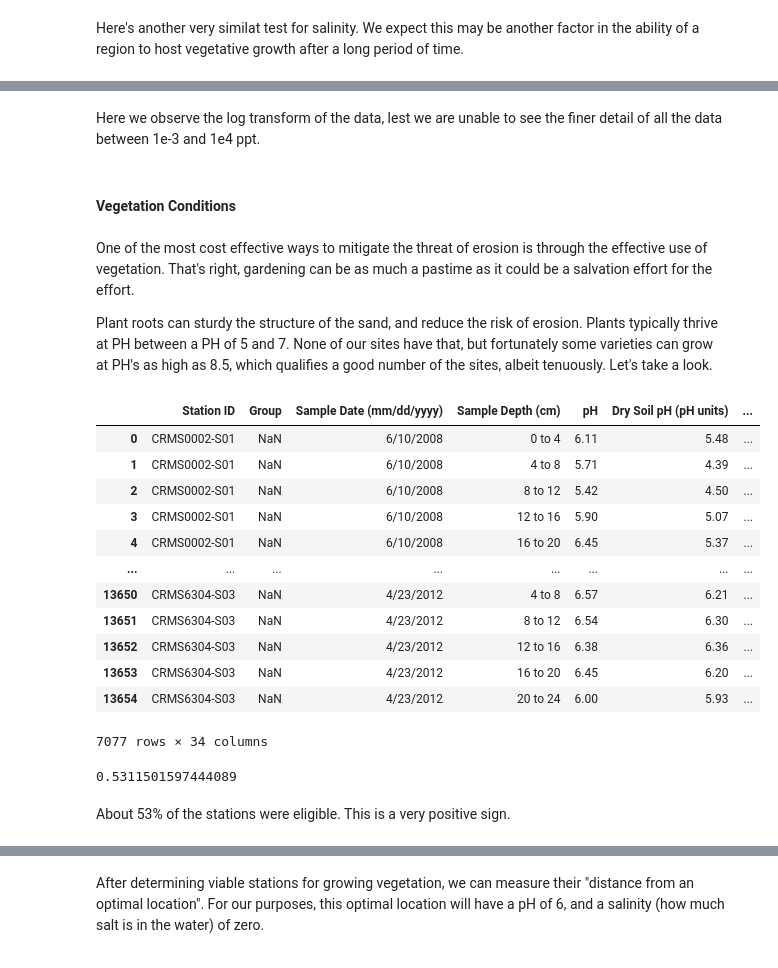
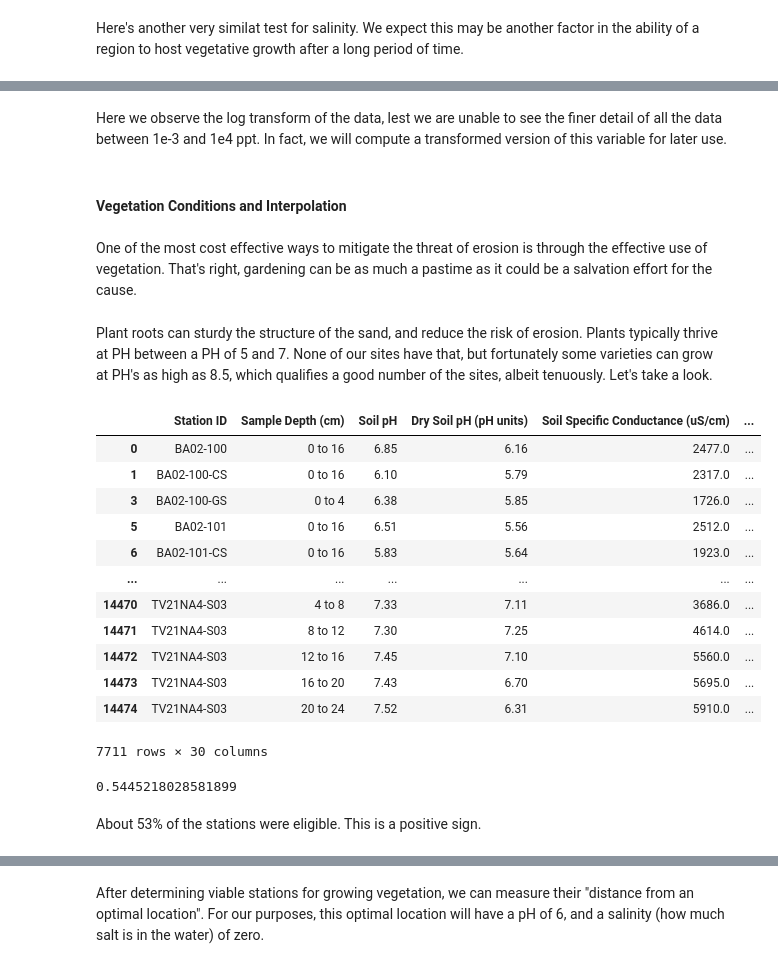
Before and after one commit to MinaSSaleh/MinaSSaleh.github.io, a Jupyter notebook: FinalTutorial.ipynb, the cells around one changed output, grey strips where cells are left out. Cells and saved outputs as stored; diff of their text form; code cells hidden in the pictures.

Commit message:
Add interpolation and statistical model

```diff
--- a/FinalTutorial.ipynb
+++ b/FinalTutorial.ipynb
@@ -139,0 +71,11 @@ NotADirectoryError: [WinError 267] The directory name is invalid: 'C:\\Users\\Mi
+# %%
+# Load the data into pandas dataframes.
+hydro_untidy = pd.read_csv(pjoin("data", "Full_Discrete_hydrographic.csv"), encoding="latin1")
+accretion_untidy = pd.read_csv(pjoin("data", "Full_Accretion.csv"), encoding="latin1")
+biomass_untidy = pd.read_csv(pjoin("data", "Full_Biomass.csv"), encoding="latin1")
+soil_untidy = pd.read_csv(pjoin("data", "Full_Soil_Properties.csv"), encoding="latin1")
+# Take a look at the data
+display(hydro_untidy.head(2))
+display(accretion_untidy.head(2))
+display(biomass_untidy.head(2))
+display(soil_untidy.head(2))
@@ -289,0 +243,13 @@ for df in [hydro, accretion, biomass]:
+# %%
+# Observe the dataset columns
+print(soil_untidy.columns)
+# # Focus on only the columns we care about
+col_drops = ["Group", "Organization", "Personnel", "Comments"]
+soil_subset = soil_untidy.drop(col_drops, axis=1)
+# Rename some columns
+soil_subset = soil_subset.rename(
+    columns={"Wet Soil pH (pH units)": "Soil pH"})
+# Create datetime columns
+soil_subset.loc[:, "Datetime"] = pd.to_datetime(soil_subset["Sample Date (mm/dd/yyyy)"], format="%m/%d/%Y")
+soil = soil_subset.drop("Sample Date (mm/dd/yyyy)", axis=1)
+soil.head()
@@ -411,35 +360,35 @@ ax[1].set_xlabel("log$_{10}$ Salinity (ppt)");
 # %% [markdown]
-Here we observe the log transform of the data, lest we are unable to see the finer detail of all the data between 1e-3 and 1e4 ppt.
+Here we observe the log transform of the data, lest we are unable to see the finer detail of all the data between 1e-3 and 1e4 ppt. In fact, we will compute a transformed version of this variable for later use.
 # %% [markdown]
-#### Vegetation Conditions
+#### Vegetation Conditions and Interpolation
+# %% [markdown]
+One of the most cost effective ways to mitigate the threat of erosion is through the effective use of vegetation. That's right, gardening can be as much a pastime as it could be a salvation effort for the cause.
 # %% [markdown]
-One of the most cost effective ways to mitigate the threat of erosion is through the effective use of vegetation. That's right, gardening can be as much a pastime as it could be a salvation effort for the effort.
-
 Plant roots can sturdy the structure of the sand, and reduce the risk of erosion. Plants typically thrive at PH between a PH of 5 and 7. None of our sites have that, but fortunately some varieties can grow at PH's as high as 8.5, which qualifies a good number of the sites, albeit tenuously. Let's take a look.
 # %%
-unique_stations=(pd.unique(vegetation["Station ID"]))
-pH_eligible=vegetation[(vegetation.pH<8.6)&(vegetation.pH>5)]
+unique_stations=(pd.unique(soil["Station ID"]))
+pH_eligible=soil[(soil["Soil pH"] < 8.6) & (soil["Soil pH"] > 5)]
 display(pH_eligible)
-stations=pd.unique(vegetation["Station ID"])
+stations=pd.unique(soil["Station ID"])
 pH_stations=pd.unique(pH_eligible["Station ID"])
 print(len(pH_stations)/len(stations))
 # %% [output]
-|  | Station ID | Group | Sample Date (mm/dd/yyyy) | Sample Depth (cm) | pH | Dry Soil pH (pH units) | ... |
-| 0 | CRMS0002-S01 | NaN | 6/10/2008 | 0 to 4 | 6.11 | 5.48 | ... |
-| 1 | CRMS0002-S01 | NaN | 6/10/2008 | 4 to 8 | 5.71 | 4.39 | ... |
-| 2 | CRMS0002-S01 | NaN | 6/10/2008 | 8 to 12 | 5.42 | 4.50 | ... |
-| 3 | CRMS0002-S01 | NaN | 6/10/2008 | 12 to 16 | 5.90 | 5.07 | ... |
-| 4 | CRMS0002-S01 | NaN | 6/10/2008 | 16 to 20 | 6.45 | 5.37 | ... |
-| ... | ... | ... | ... | ... | ... | ... | ... |
-| 13650 | CRMS6304-S03 | NaN | 4/23/2012 | 4 to 8 | 6.57 | 6.21 | ... |
-| 13651 | CRMS6304-S03 | NaN | 4/23/2012 | 8 to 12 | 6.54 | 6.30 | ... |
-| 13652 | CRMS6304-S03 | NaN | 4/23/2012 | 12 to 16 | 6.38 | 6.36 | ... |
-| 13653 | CRMS6304-S03 | NaN | 4/23/2012 | 16 to 20 | 6.45 | 6.20 | ... |
-| 13654 | CRMS6304-S03 | NaN | 4/23/2012 | 20 to 24 | 6.00 | 5.93 | ... |
+|  | Station ID | Sample Depth (cm) | Soil pH | Dry Soil pH (pH units) | Soil Specific Conductance (uS/cm) | ... |
+| 0 | BA02-100 | 0 to 16 | 6.85 | 6.16 | 2477.0 | ... |
+| 1 | BA02-100-CS | 0 to 16 | 6.10 | 5.79 | 2317.0 | ... |
+| 3 | BA02-100-GS | 0 to 4 | 6.38 | 5.85 | 1726.0 | ... |
+| 5 | BA02-101 | 0 to 16 | 6.51 | 5.56 | 2512.0 | ... |
+| 6 | BA02-101-CS | 0 to 16 | 5.83 | 5.64 | 1923.0 | ... |
+| ... | ... | ... | ... | ... | ... | ... |
+| 14470 | TV21NA4-S03 | 4 to 8 | 7.33 | 7.11 | 3686.0 | ... |
+| 14471 | TV21NA4-S03 | 8 to 12 | 7.30 | 7.25 | 4614.0 | ... |
+| 14472 | TV21NA4-S03 | 12 to 16 | 7.45 | 7.10 | 5560.0 | ... |
+| 14473 | TV21NA4-S03 | 16 to 20 | 7.43 | 6.70 | 5695.0 | ... |
+| 14474 | TV21NA4-S03 | 20 to 24 | 7.52 | 6.31 | 5910.0 | ... |
-7077 rows × 34 columns
+7711 rows × 30 columns
-0.5311501597444089
+0.5445218028581899
 # %% [markdown]
-About 53% of the stations were eligible. This is a very positive sign.
+About 53% of the stations were eligible. This is a positive sign.
 # %%
 # Create axes for map object.
 fig, ax = plt.subplots(figsize=(15, 15))
```
Also changed, not shown: parts of 54 cells of this notebook, 1 other file.
